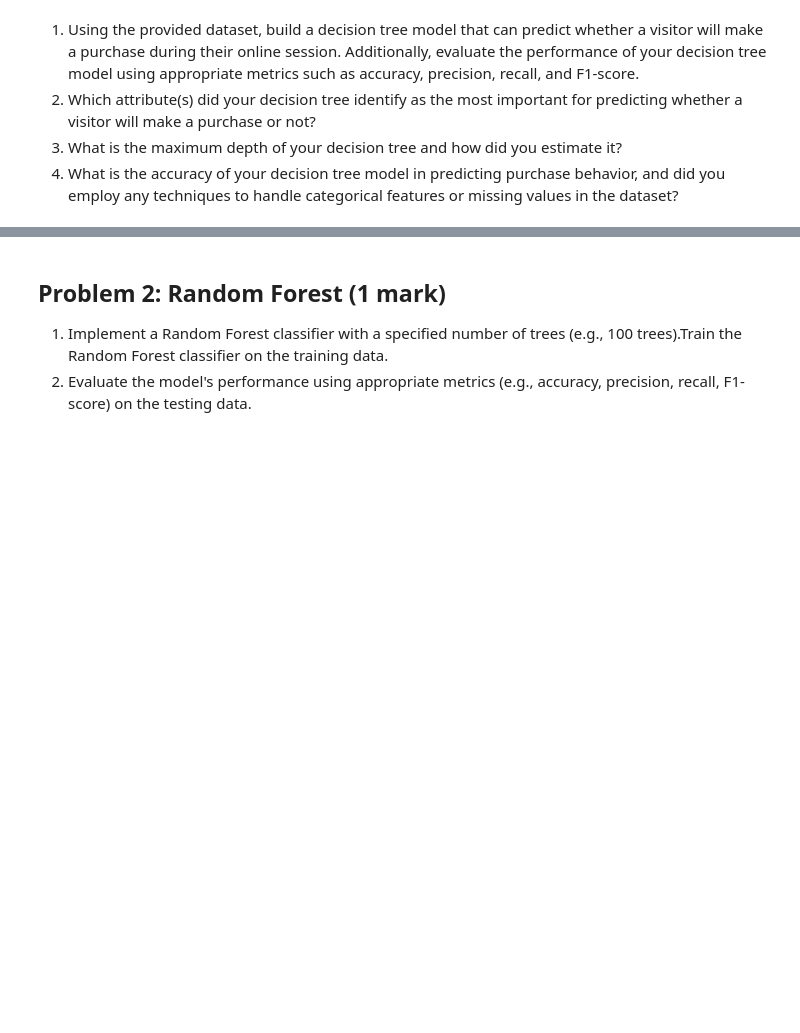
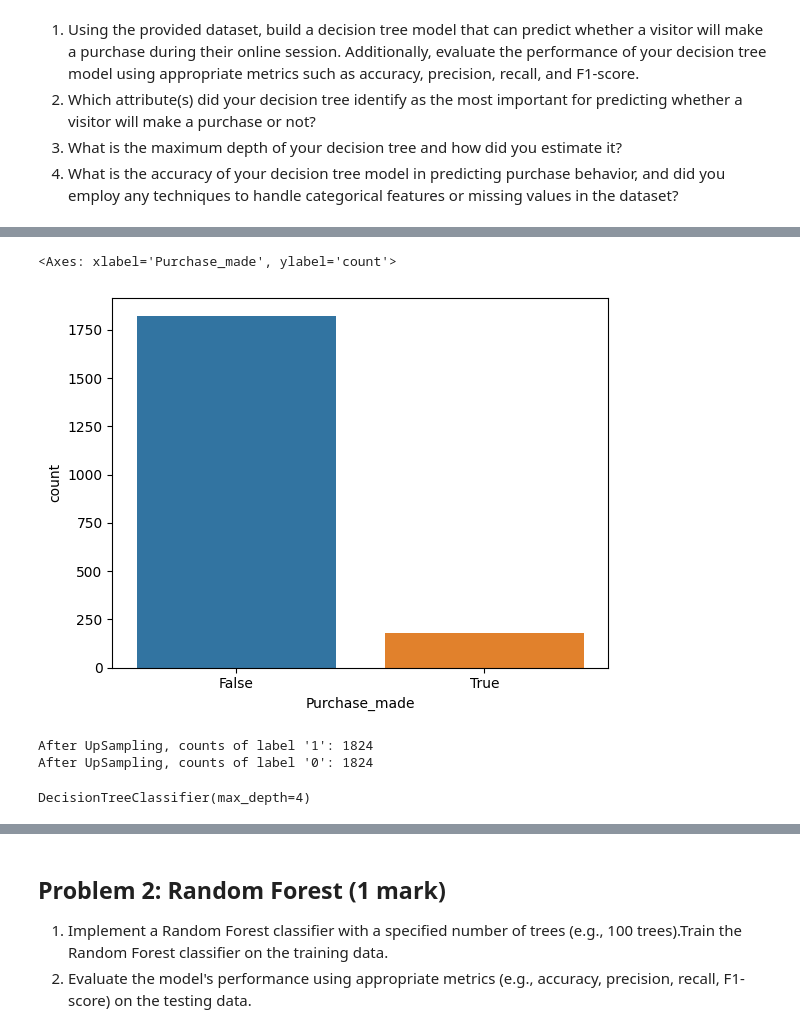
Before and after one commit to narendra974/AIMLOPS_IISC, a Jupyter notebook: Assignment_2.ipynb, the cells around one changed output, grey strips where cells are left out. Drawn from its saved outputs; the diff is of its cells as text; code cells hidden in the pictures; blank space fills up the shorter version.

```diff
--- a/Assignment_2.ipynb
+++ b/Assignment_2.ipynb
@@ -54,0 +194,5 @@ Dataset columns:
+# %%
+## Converting all not integer/float columns to category variables.
+cols = ['Month', 'Browser', 'Weekend', 'Purchase_made', 'Type_of_visitor']
+df1[cols] = df1[cols].astype('category')
+df1.info()
@@ -54,0 +222,18 @@ Dataset columns:
+# %%
+import seaborn as sns
+
+sns.countplot(x=df1["Purchase_made"])
+# %% [output]
+<Axes: xlabel='Purchase_made', ylabel='count'>
+[figure, added]
+# %%
+## here we see the very less samples of '1', so we shall apply smote in the pipeline.
+from imblearn.over_sampling import SMOTE
+
+sm = SMOTE(sampling_strategy = 1 ,k_neighbors = 5, random_state=1)   #Synthetic Minority Over Sampling Technique
+X, y = sm.fit_resample(X, y.ravel())
+print("After UpSampling, counts of label '1': {}".format(sum(y==1)))
+print("After UpSampling, counts of label '0': {} \n".format(sum(y==0)))
+# %% [output]
+After UpSampling, counts of label '1': 1824
+After UpSampling, counts of label '0': 1824
@@ -54,0 +252,7 @@ Dataset columns:
+# %%
+from sklearn.tree import DecisionTreeClassifier
+
+tree_clf = DecisionTreeClassifier(max_depth=4)
+tree_clf.fit(x_train, y_train)
+# %% [output]
+DecisionTreeClassifier(max_depth=4)
```
Also changed, not shown: parts of 19 cells of this notebook.
